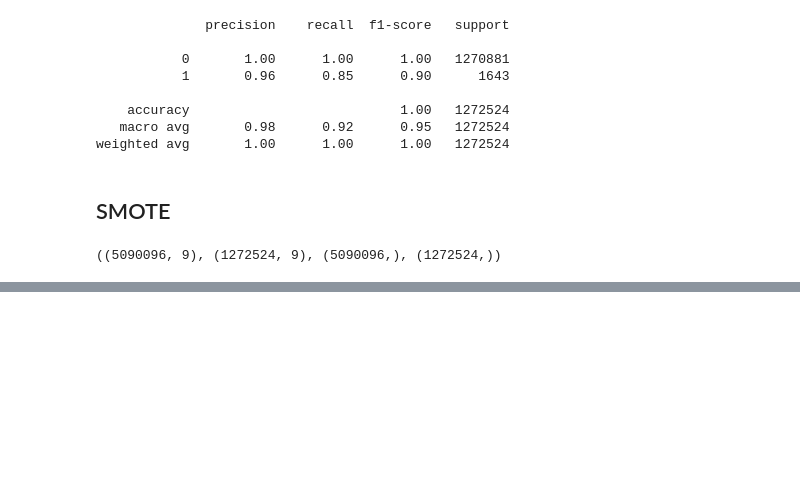
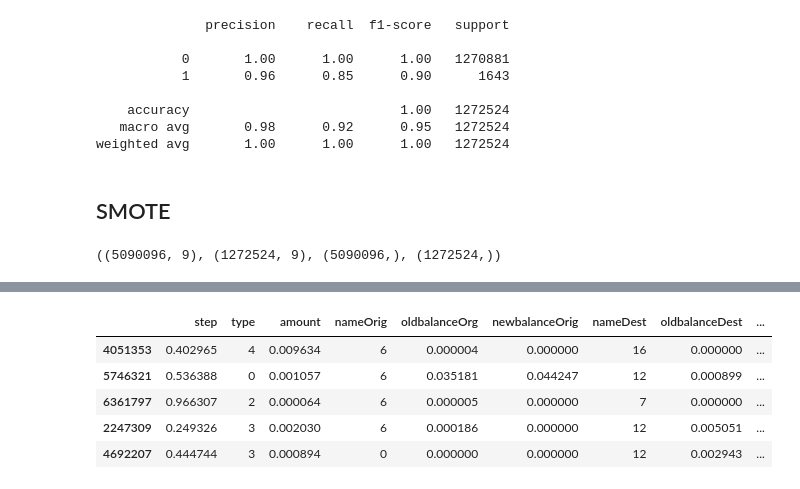
Before and after one commit to omdgit/machine-learning-imbalanced-data, a Jupyter notebook: omd/kaggle_fraud.ipynb, the cells around one changed output, grey strips where cells are left out. Saved outputs shown, nothing was run; the diff lists cells and outputs as text; code cells hidden in the pictures; blank space fills up the shorter version.

```diff
--- a/omd/kaggle_fraud.ipynb
+++ b/omd/kaggle_fraud.ipynb
@@ -553,0 +674,9 @@ weighted avg       1.00      1.00      1.00   1272524
+# %%
+X_test.head()
+# %% [output]
+|  | step | type | amount | nameOrig | oldbalanceOrg | newbalanceOrig | nameDest | oldbalanceDest | ... |
+| 4051353 | 0.402965 | 4 | 0.009634 | 6 | 0.000004 | 0.000000 | 16 | 0.000000 | ... |
+| 5746321 | 0.536388 | 0 | 0.001057 | 6 | 0.035181 | 0.044247 | 12 | 0.000899 | ... |
+| 6361797 | 0.966307 | 2 | 0.000064 | 6 | 0.000005 | 0.000000 | 7 | 0.000000 | ... |
+| 2247309 | 0.249326 | 3 | 0.002030 | 6 | 0.000186 | 0.000000 | 12 | 0.005051 | ... |
+| 4692207 | 0.444744 | 3 | 0.000894 | 0 | 0.000000 | 0.000000 | 12 | 0.002943 | ... |
```
Also changed, not shown: parts of 28 cells of this notebook.
